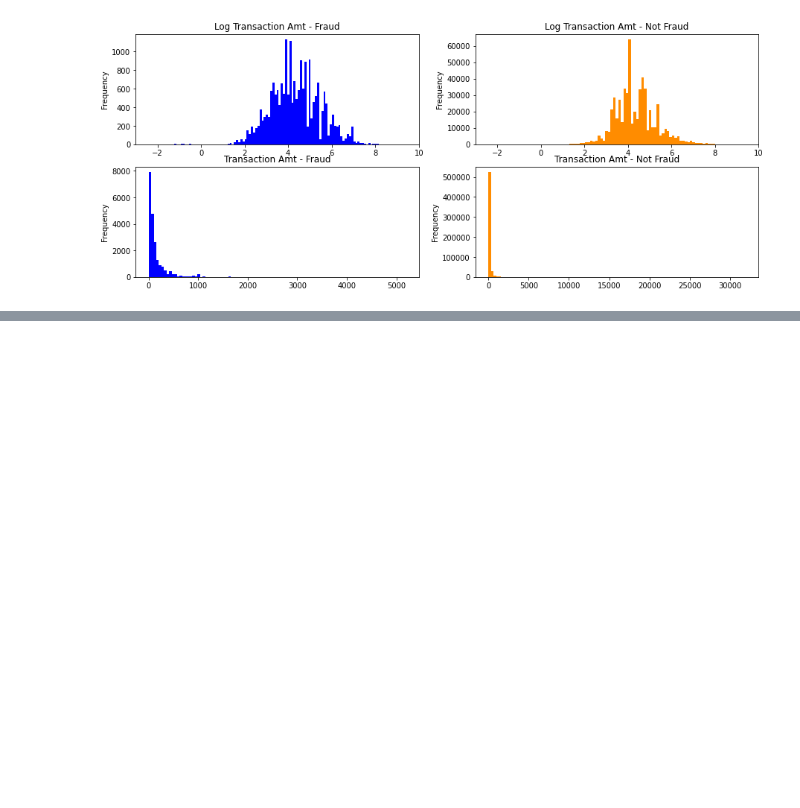
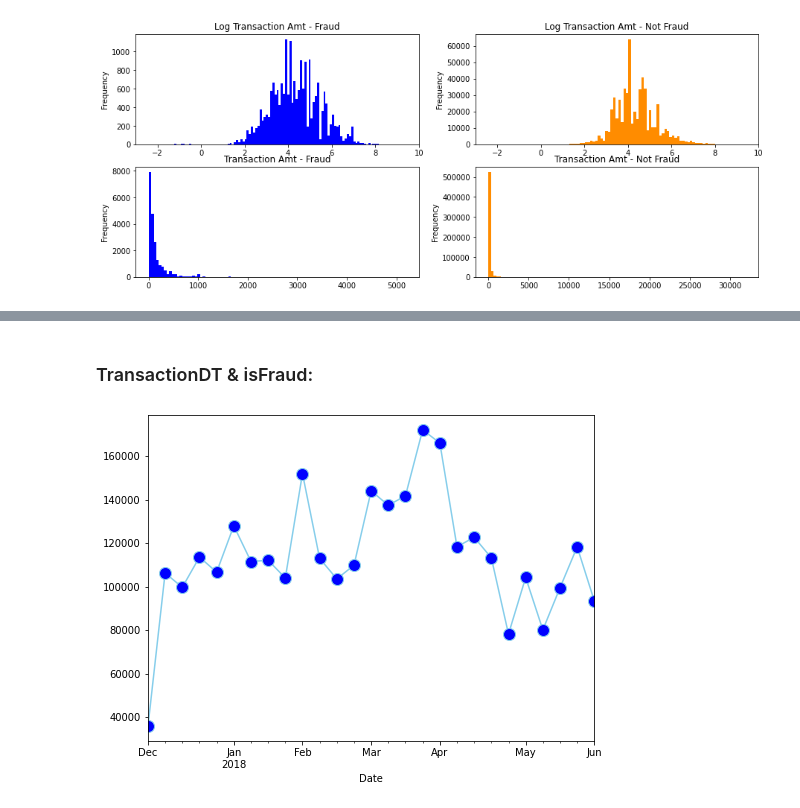
Before and after one commit to ElifKarakutukDinc/IEEE-CIS-Fraud-Detection, a Jupyter notebook: EDA.ipynb, the cells around one changed output, grey strips where cells are left out. Cells and saved outputs as stored; diff of their text form; code cells hidden in the pictures; blank space fills up the shorter version.

Commit message:
adding transactionDt analyze

```diff
--- a/EDA.ipynb
+++ b/EDA.ipynb
@@ -1107,0 +1109,17 @@ histogram_multiple_viz(
+# %% [markdown]
+### TransactionDT & isFraud:
+# %%
+fraud_ts = train_transaction.copy()
+fraud_ts.set_index("Date", inplace=True)
+fraud_ts_week = (
+    fraud_ts[fraud_ts["isFraud_"] == "Fraud"]["TransactionAmt"].resample("W").apply(sum)
+)
+fraud_ts_week.plot(
+    marker="o",
+    markerfacecolor="blue",
+    markersize=12,
+    color="skyblue",
+)
+plt.show()
+# %% [output]
+[figure, added]
```
Also changed, not shown: parts of 12 cells of this notebook, 1 other file.
